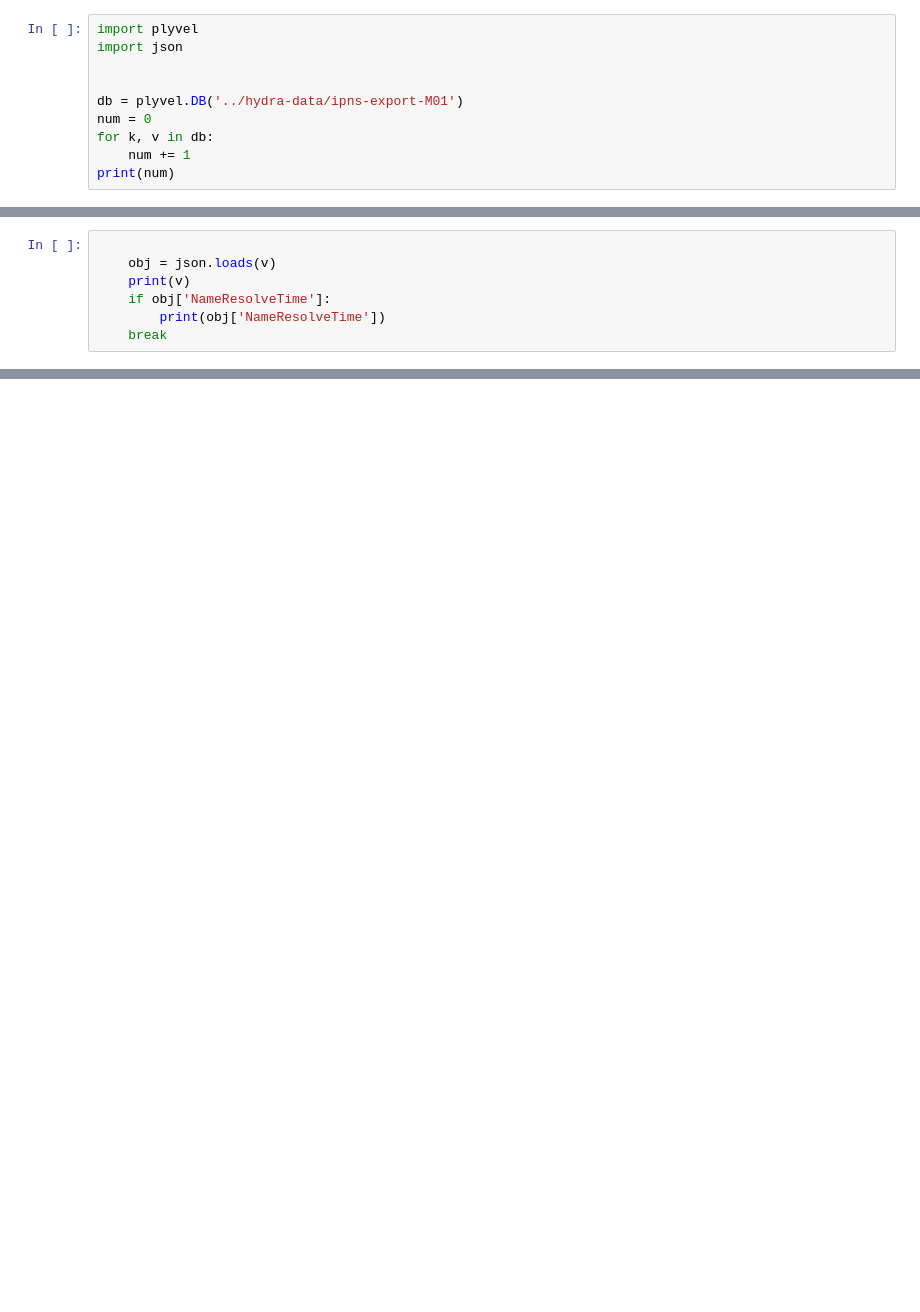
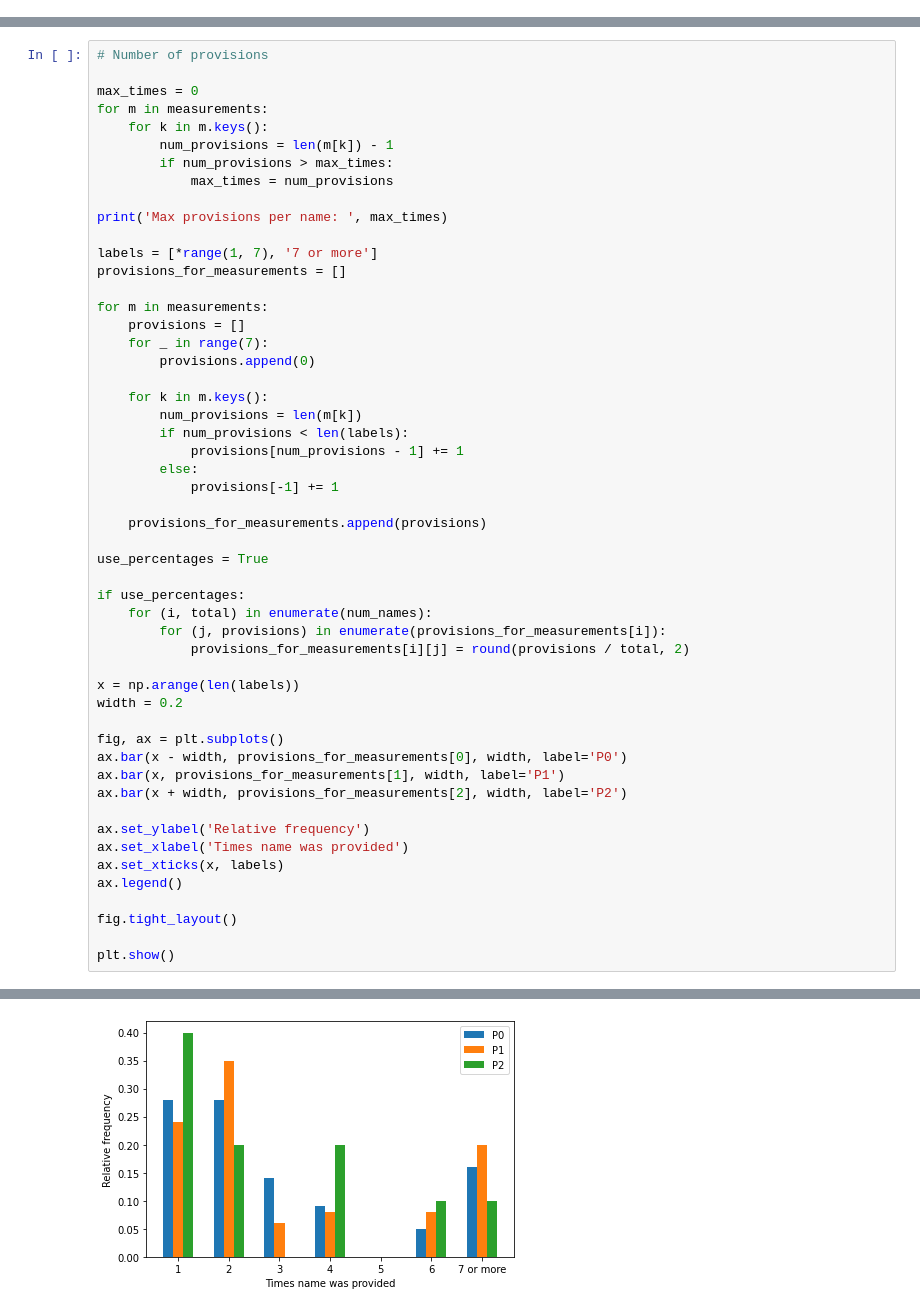
Before and after one commit to manuelwedler/hydra-booster, a Jupyter notebook: evaluation/analyze.ipynb, the cells around one changed output, grey strips where cells are left out. Cells and saved outputs as stored; diff of their text form; blank space fills up the shorter version.

Commit message:
Add jupyter notebook for creating diagrams for the evaluation

```diff
--- a/evaluation/analyze.ipynb
+++ b/evaluation/analyze.ipynb
@@ -1,10 +0,0 @@
-# %%
-import plyvel
-import json
-
-
-db = plyvel.DB('../hydra-data/ipns-export-M01')
-num = 0
-for k, v in db:
-    num += 1
-print(num)
@@ -13,7 +0,0 @@ Error: b'NotFound: ../hydra-data/ipns-export-M01/LOCK: No such file or directory
-# %%
-
-    obj = json.loads(v)
-    print(v)
-    if obj['NameResolveTime']:
-        print(obj['NameResolveTime'])
-    break
@@ -21,0 +122,53 @@ NameError: name 'v' is not defined
+# %%
+# Number of provisions
+
+max_times = 0
+for m in measurements:
+    for k in m.keys():
+        num_provisions = len(m[k]) - 1
+        if num_provisions > max_times:
+            max_times = num_provisions
+
+print('Max provisions per name: ', max_times)
+
+labels = [*range(1, 7), '7 or more']
+provisions_for_measurements = []
+
+for m in measurements:
+    provisions = []
+    for _ in range(7):
+        provisions.append(0)
+
+    for k in m.keys():
+        num_provisions = len(m[k])
+        if num_provisions < len(labels):
+            provisions[num_provisions - 1] += 1
+        else:
+            provisions[-1] += 1
+
+    provisions_for_measurements.append(provisions)
+
+use_percentages = True
+
+if use_percentages:
+    for (i, total) in enumerate(num_names):
+        for (j, provisions) in enumerate(provisions_for_measurements[i]):
+            provisions_for_measurements[i][j] = round(provisions / total, 2)
+
+x = np.arange(len(labels))
+width = 0.2
+
+fig, ax = plt.subplots()
+ax.bar(x - width, provisions_for_measurements[0], width, label='P0')
+ax.bar(x, provisions_for_measurements[1], width, label='P1')
+ax.bar(x + width, provisions_for_measurements[2], width, label='P2')
+
+ax.set_ylabel('Relative frequency')
+ax.set_xlabel('Times name was provided')
+ax.set_xticks(x, labels)
+ax.legend()
+
+fig.tight_layout()
+
+plt.show()
+# %% [output]
@@ -21,0 +176 @@ NameError: name 'v' is not defined
+[figure, added]
```
Also changed, not shown: parts of 12 cells of this notebook, 1 other file.
